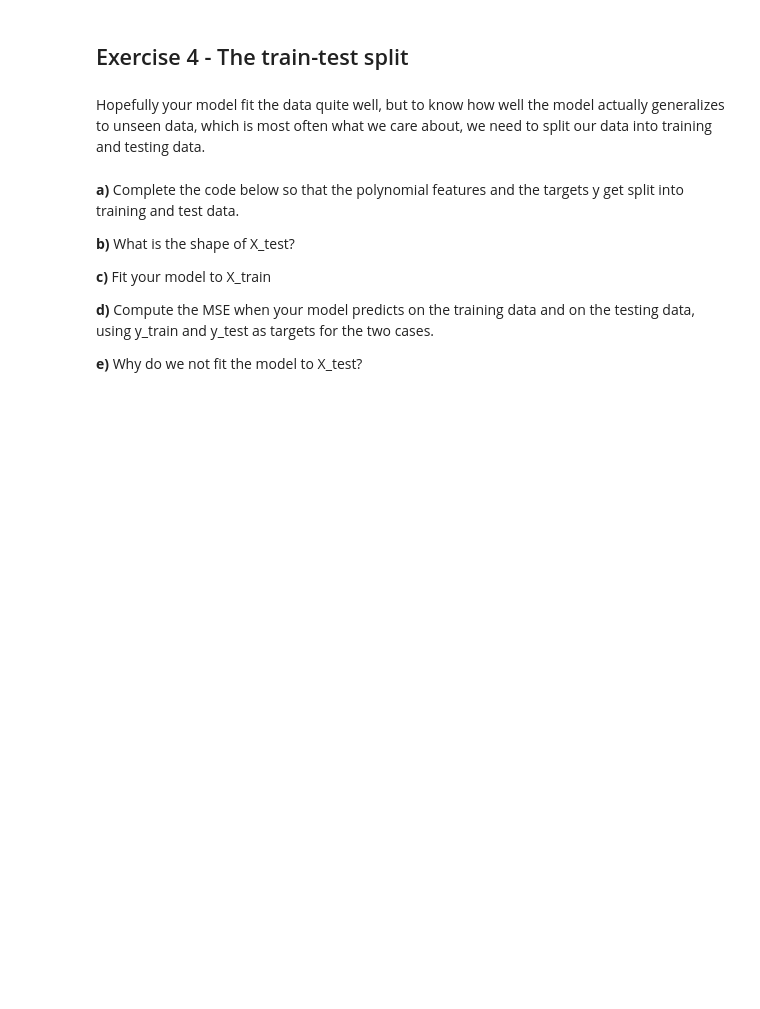
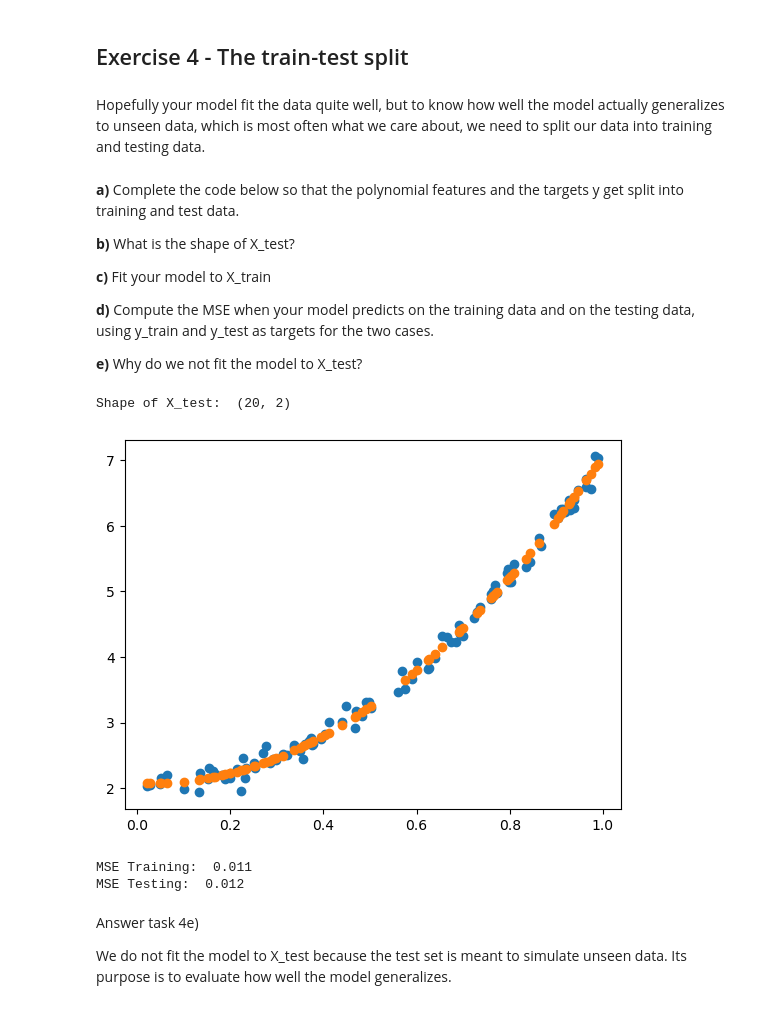
Before and after one commit to aadnerol/FYS-STK3155, a Jupyter notebook: Weekly Exercises/Week 34/exercisesweek34.ipynb, the cells around one changed output. Saved outputs shown, nothing was run; the diff lists cells and outputs as text; code cells hidden in the pictures; blank space fills up the shorter version.

```diff
--- a/Weekly Exercises/Week 34/exercisesweek34.ipynb
+++ b/Weekly Exercises/Week 34/exercisesweek34.ipynb
@@ -150,6 +150,47 @@ from sklearn.model_selection import train_test_split
 
 **e)** Why do we not fit the model to X_test?
 # %%
-polynomial_features = ...
+# Defining the polynomial features
+polynomial_features = PolynomialFeatures(degree=2, include_bias=False)
 
-#X_train, X_test, y_train, y_test = train_test_split(polynomial_features, y, test_size=0.2)
+# Splitting data into training and testing
+x_train, x_test, y_train, y_test = train_test_split(x, y, test_size=0.2)
+
+# Transforming X data
+X_train=polynomial_features.fit_transform(x_train)
+X_test=polynomial_features.transform(x_test)
+
+
+# Task b)
+print("Shape of X_test: ", X_test.shape)
+
+# Fitting model to training data
+poly_model = LinearRegression().fit(X_train, y_train)
+
+# Predicting on training data
+poly_predict_train = poly_model.predict(X_train)
+
+# Plotting
+plt.scatter(x, y, label = "Data")
+plt.scatter(x_train, poly_predict_train, label = "Second order polynomial model, training data")
+plt.show()
+
+# Predicting on test data (same model!)
+poly_predict_test = poly_model.predict(X_test)
+
+# Computing mean square error
+mse_train = mean_squared_error(y_train, poly_predict_train)
+mse_test = mean_squared_error(y_test, poly_predict_test)
+
+print("MSE Training: ", np.round(mse_train, 3))
+print("MSE Testing: ", np.round(mse_test, 3))
+# %% [output]
+Shape of X_test:  (20, 2)
+[figure, added]
+MSE Training:  0.011
+MSE Testing:  0.012
+# %% [markdown]
+Answer task 4e)
+
+
+We do not fit the model to X_test because the test set is meant to simulate unseen data. Its purpose is to evaluate how well the model generalizes.
```
